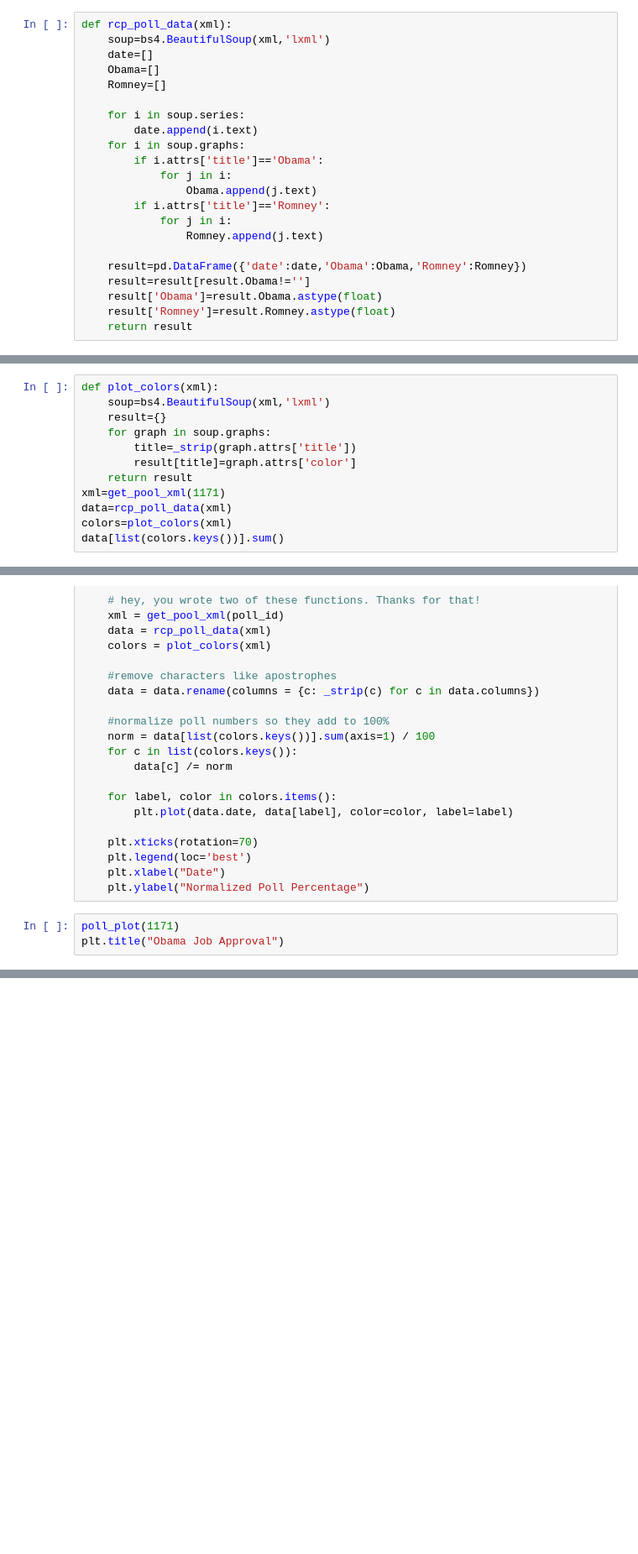
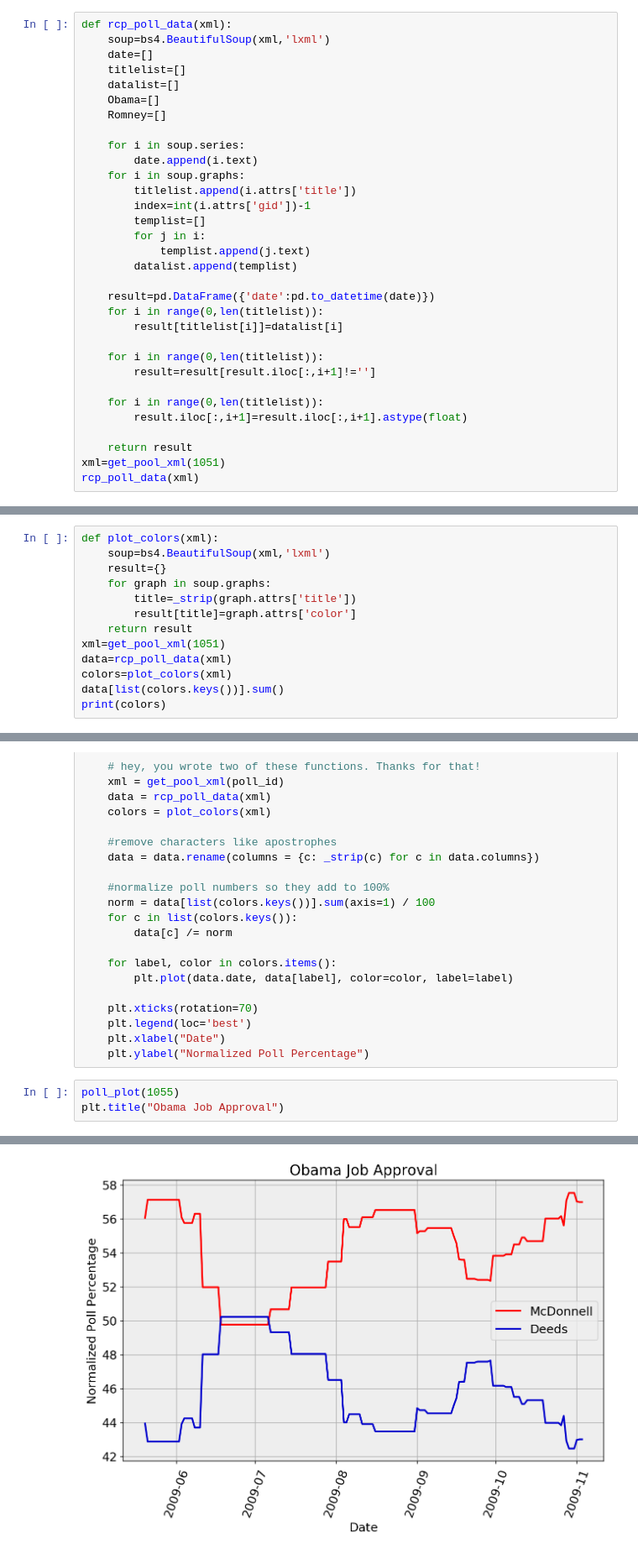
Before and after one commit to bwyxabc/CS109_content, a Jupyter notebook: HW1_WBW.ipynb, the cells around one changed output, grey strips where cells are left out. Shown at 84% size. Saved outputs shown, nothing was run; the diff lists cells and outputs as text; blank space fills up the shorter version.

```diff
--- a/HW1_WBW.ipynb
+++ b/HW1_WBW.ipynb
@@ -49,21 +49,31 @@ def _strip(s):
 def rcp_poll_data(xml):
     soup=bs4.BeautifulSoup(xml,'lxml')
     date=[]
+    titlelist=[]
+    datalist=[]
     Obama=[]
     Romney=[]
 
     for i in soup.series:
         date.append(i.text)
     for i in soup.graphs:
-        if i.attrs['title']=='Obama':
-            for j in i:
-                Obama.append(j.text)
-        if i.attrs['title']=='Romney':
-            for j in i:
-                Romney.append(j.text)
+        titlelist.append(i.attrs['title'])
+        index=int(i.attrs['gid'])-1
+        templist=[]
+        for j in i:
+            templist.append(j.text)
+        datalist.append(templist)
 
-    result=pd.DataFrame({'date':date,'Obama':Obama,'Romney':Romney})
-    result=result[result.Obama!='']
-    result['Obama']=result.Obama.astype(float)
-    result['Romney']=result.Romney.astype(float)
+    result=pd.DataFrame({'date':pd.to_datetime(date)})
+    for i in range(0,len(titlelist)):
+        result[titlelist[i]]=datalist[i]
+
+    for i in range(0,len(titlelist)):
+        result=result[result.iloc[:,i+1]!='']
+
+    for i in range(0,len(titlelist)):
+        result.iloc[:,i+1]=result.iloc[:,i+1].astype(float)
+
     return result
+xml=get_pool_xml(1051)
+rcp_poll_data(xml)
@@ -75,8 +103,9 @@ def plot_colors(xml):
         title=_strip(graph.attrs['title'])
         result[title]=graph.attrs['color']
     return result
-xml=get_pool_xml(1171)
+xml=get_pool_xml(1051)
 data=rcp_poll_data(xml)
 colors=plot_colors(xml)
 data[list(colors.keys())].sum()
+print(colors)
 # %% [output]
@@ -115,6 +142,6 @@ def poll_plot(poll_id):
     plt.xlabel("Date")
     plt.ylabel("Normalized Poll Percentage")
 # %%
-poll_plot(1171)
+poll_plot(1055)
 plt.title("Obama Job Approval")
 # %% [output]
@@ -121,0 +149 @@ TypeError: unsupported operand type(s) for /: 'str' and 'int'
+[figure, added]
```
Also changed, not shown: parts of 10 cells of this notebook, 22 other files.
